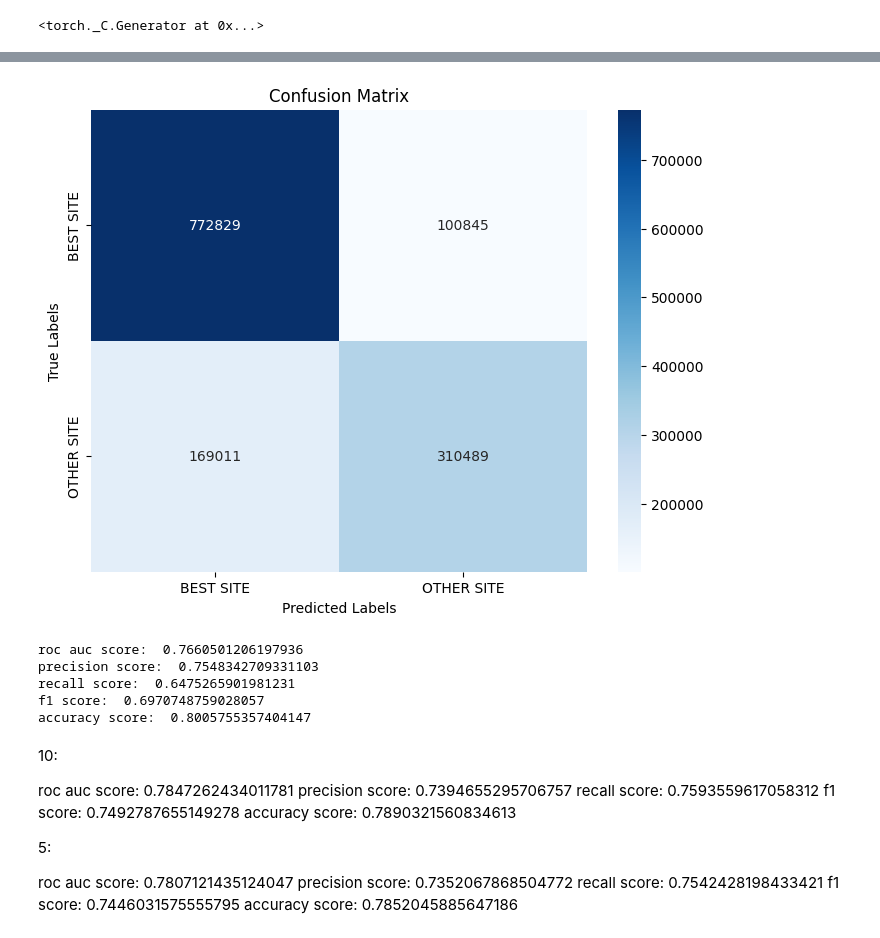
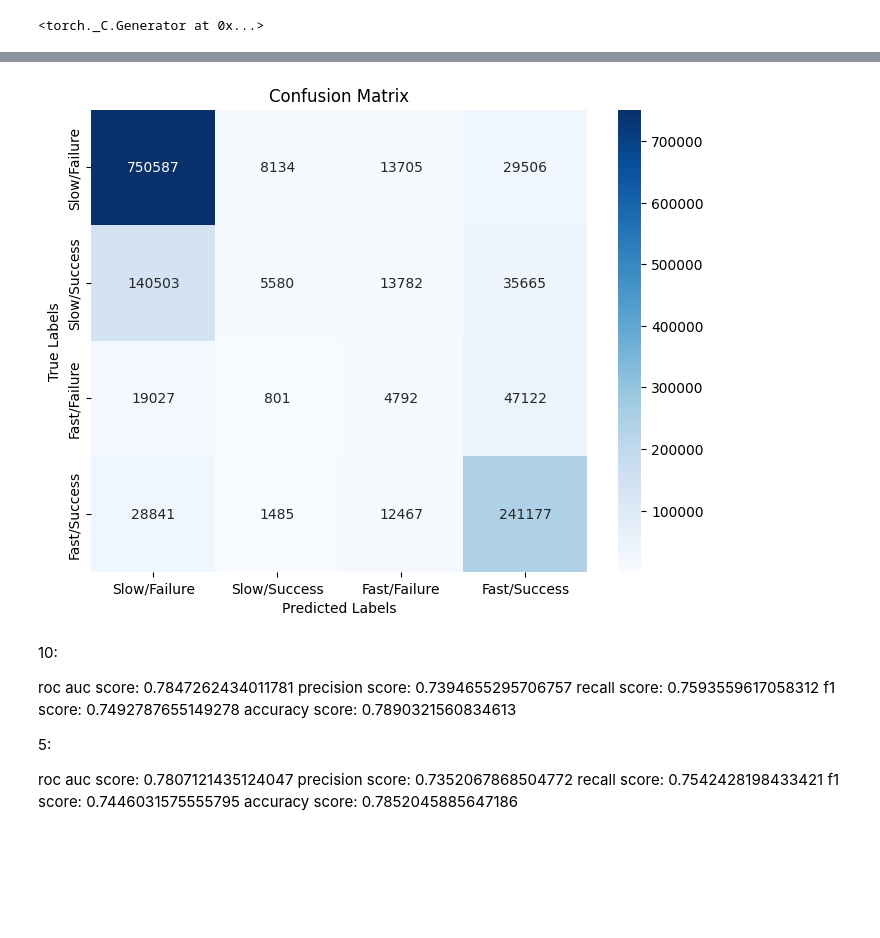
Before and after one commit to puneet-j/abm_sims_MRS, a Jupyter notebook: RS/single_graph_things/4succClass.ipynb, the cells around one changed output, grey strips where cells are left out. Cells and saved outputs as stored; diff of their text form; code cells hidden in the pictures; blank space fills up the shorter version.

```diff
--- a/RS/single_graph_things/4succClass.ipynb
+++ b/RS/single_graph_things/4succClass.ipynb
@@ -69,15 +69,15 @@ def round_function(x, d):
 # Assuming a loss function appropriate for node feature reconstruction, e.g., MSE for continuous features
 def loss_function(reconstructed_x, original_x):
     # weights = torch.tensor([  2204787.0/14022   ,2204787.0/35079,  2204787.0/780448 ,2204787.0/1375238], dtype=torch.float)
-    total = 1.0#2204689.0
+    # total = 1.0#2204689.0
     # arr = [1410221,  794468]
-    arr = [1.0, 1.0]
-    weights = torch.tensor([total/a for a in arr], dtype = torch.float)
+    # arr = [1.0, 1.0]
+    # weights = torch.tensor([total/a for a in arr], dtype = torch.float)
 
-    weights = weights/torch.sum(weights)
+    # weights = weights/torch.sum(weights)
     # return F.cross_entropy(reconstructed_x, original_x, weight=weights, label_smoothing=0.2)
     # return F.cross_entropy(reconstructed_x, original_x, label_smoothing=0.4)
-    return F.cross_entropy(reconstructed_x, original_x, weight=weights)
+    return F.cross_entropy(reconstructed_x, original_x)#, weight=weights)
     # return F.cross_entropy(reconstructed_x, original_x)#/scale#, label_smoothing=0.4)
 # %%
 def train(model, dataloader, optimizer, device):#, timeclasses):
@@ -89,7 +89,7 @@ def train(model, dataloader, optimizer, device):#, timeclasses):
     qs = []
     agents = []
     printlosses = []
-    for feat, edge, _, succ, q, nA in dataloader:
+    for feat, edge, _, _, q, nA, ts in dataloader:
         optimizer.zero_grad()
         features = feat.squeeze_(0).to(device)
         edges = edge.squeeze_(0).to(device)
@@ -99,8 +99,11 @@ def train(model, dataloader, optimizer, device):#, timeclasses):
         agents.append(nA)
 
         # time_classes = times.squeeze_(0).to(device)
-        loss = loss_function(embed, succ.squeeze_(0).to(device)) #cosine_loss(data[1][0].to(device), embed)
-        origs.append(succ.detach())
+        # succ_classes = succ.squeeze_(0).to(device)
+        # time_succ_class = torch.cat([time_classes, succ_classes], axis=-1)
+        # pdb.set_trace()
+        loss = loss_function(embed, ts.squeeze_(0).to(device)) #cosine_loss(data[1][0].to(device), embed)
+        origs.append(ts.detach())
         # loss = cosine_loss(embed, classes)
         # loss = focal_loss(embed, data[2][0].to(device)) #cosine_loss(data[1][0].to(device), embed)
         loss.backward()
@@ -122,7 +125,7 @@ device = "cpu"
 # files = ['alledges', 'allsucc', 'alltime', 'edgesList', 'nodeIDs']
 hC = 20
 inC = 40
-outchannels = 2
+outchannels = 4
 # %%
 
 
@@ -419,22 +440,31 @@ plt.scatter(out[:,0], out[:,1], c=cols, s=2)
 # %%
 from sklearn.metrics import confusion_matrix, ConfusionMatrixDisplay
 import seaborn as sns
 
-
+    # def get_succtimeclass(self, s, t):
+    #     if s < SUCC_LIMIT and t > TIME_LIMIT:
+    #         return 0 # slow fail
+    #     elif s >= SUCC_LIMIT and t > TIME_LIMIT:
+    #         return 1 # slow success
+    #     elif s < SUCC_LIMIT and t <= TIME_LIMIT:
+    #         return 2 # fast fail
+    #     elif s >= SUCC_LIMIT and t <= TIME_LIMIT:
+    #         return 3 # fast success
+    #     else:
 cm = confusion_matrix(y_true_indices, y_pred_indices)
 # ConfusionMatrixDisplay(cm).plot()
-# CLIST =  ["Fast/Failure", "Slow/Failure", "Fast/Success", "Slow/Success"]
+CLIST =  ["Slow/Failure", "Slow/Success", "Fast/Failure", "Fast/Success"]
 
-CLIST =  ["SLOW", "FAST"]
-CLIST= ["BEST SITE", "OTHER SITE"]
+# CLIST =  ["SLOW", "FAST"]
+# CLIST= ["BEST SITE", "OTHER SITE"]
 # Plotting the confusion matrix
 plt.figure(figsize=(8, 6))
 sns.heatmap(cm, annot=True, fmt="d", cmap='Blues', xticklabels=CLIST, yticklabels=CLIST)
 plt.xlabel('Predicted Labels')
 plt.ylabel('True Labels')
 plt.title('Confusion Matrix')
 plt.show()
 #
 # %% [output]
-[figure, old version]
+[figure, new version]
 # %%
@@ -442,15 +472,9 @@ from sklearn.metrics import roc_auc_score, precision_score, recall_score, f1_sco
 # %%
-print('roc auc score: ', roc_auc_score(y_true_indices, y_pred_indices))
-print('precision score: ', precision_score(y_true_indices, y_pred_indices))
-print('recall score: ', recall_score(y_true_indices, y_pred_indices))
-print('f1 score: ', f1_score(y_true_indices, y_pred_indices))
-print('accuracy score: ', accuracy_score(y_true_indices, y_pred_indices))
+# print('roc auc score: ', roc_auc_score(y_true_indices, y_pred_indices))
+# print('precision score: ', precision_score(y_true_indices, y_pred_indices))
+# print('recall score: ', recall_score(y_true_indices, y_pred_indices))
+# print('f1 score: ', f1_score(y_true_indices, y_pred_indices))
+# print('accuracy score: ', accuracy_score(y_true_indices, y_pred_indices))
-# %% [output]
-roc auc score:  0.7660501206197936
-precision score:  0.7548342709331103
-recall score:  0.6475265901981231
-f1 score:  0.6970748759028057
-accuracy score:  0.8005755357404147
 # %% [markdown]
 10:
 
```
Also changed, not shown: parts of 13 cells of this notebook, 39 other files.
